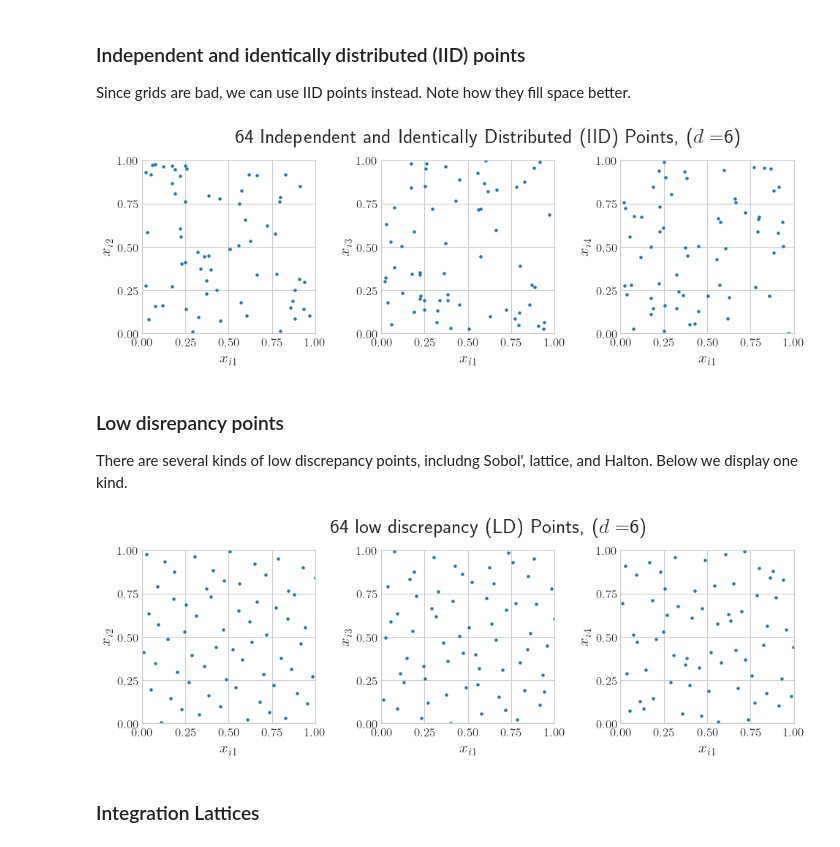
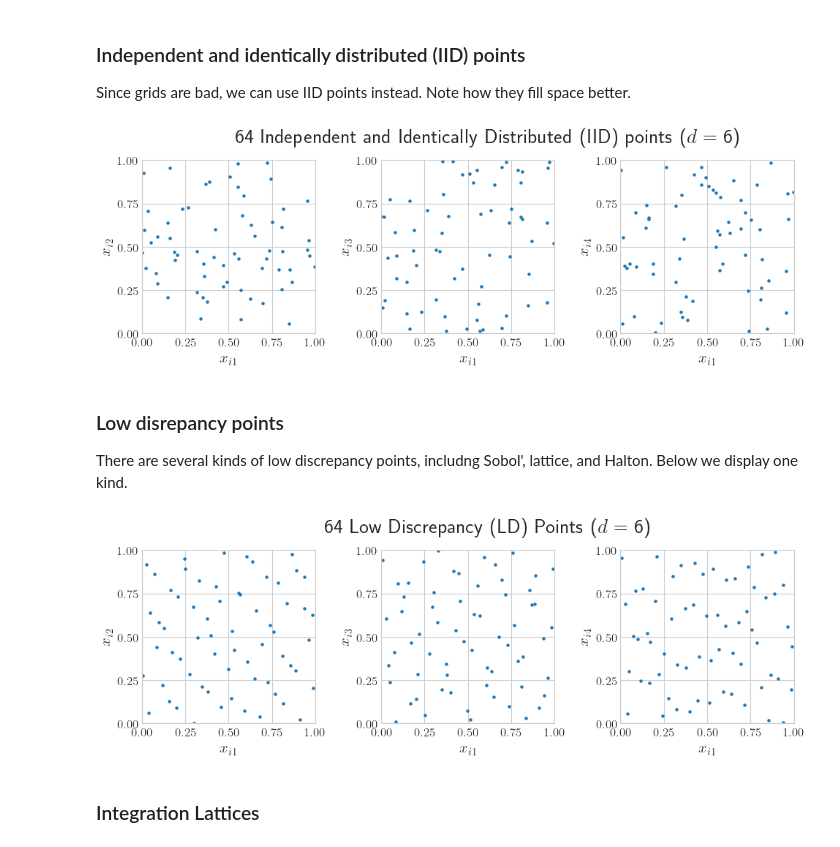
Before and after one commit to QMCSoftware/QMCSoftware, a Jupyter notebook: demos/talk_paper_demos/MCQMC2024Tutorial/MCQMC2024Tutorial.ipynb, the cells around one changed output. Cells and saved outputs as stored; diff of their text form; code cells hidden in the pictures.

```diff
--- a/demos/talk_paper_demos/MCQMC2024Tutorial/MCQMC2024Tutorial.ipynb
+++ b/demos/talk_paper_demos/MCQMC2024Tutorial/MCQMC2024Tutorial.ipynb
@@ -118,23 +116,23 @@ Since grids are bad, we can use IID points instead.  Note how they fill space be
 # %%
 d = 6  #the dimension used for these examples
 n = 64  #the sample size used for these examples
 fig,ax = qp.plot_proj(qp.IIDStdUniform(d), n, d_horizontal = 1, d_vertical = np.arange(2,5), figfac = 10, \
-                      fig_title = f"{n} Independent and Identically Distributed (IID) Points, ($d = ${d})")
+                      fig_title = f"{n} Independent and Identically Distributed (IID) points ($d = $ {d})")
 if savefigs:
         fig.savefig(figpath+f"{n:.0f}iidpts_d{d:.0f}."+imgfrmt,format=imgfrmt)
 # %% [output]
-[figure, old version]
+[figure, new version]
 # %% [markdown]
 ### Low disrepancy points
 There are several kinds of low discrepancy points, includng Sobol', lattice, and Halton.  Below we display one kind.
 # %%
 fig,ax = qp.plot_proj(qp.Sobol(d), n, d_horizontal = 1, d_vertical = np.arange(2,5), figfac = 10, \
-                      fig_title = f"{n} low discrepancy (LD) Points, ($d = ${d})")
+                      fig_title = f"{n} Low Discrepancy (LD) Points ($d = $ {d})")
     #d_horizontal and d_vertical are the tuples of coordinates to plot
 if savefigs:
         fig.savefig(figpath+f"{n:.0f}sobolpts_d{d:.0f}."+imgfrmt,format=imgfrmt)
 # %% [output]
-[figure, old version]
+[figure, new version]
 # %% [markdown]
 ### Integration Lattices
 # %% [markdown]
```
Also changed, not shown: parts of 30 cells of this notebook.
